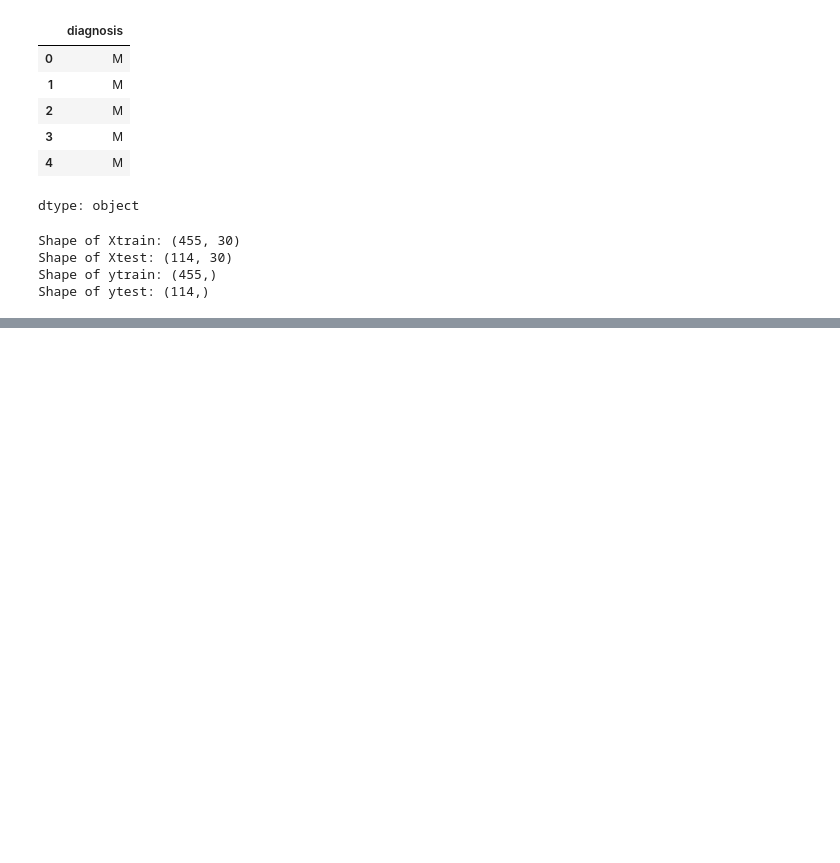
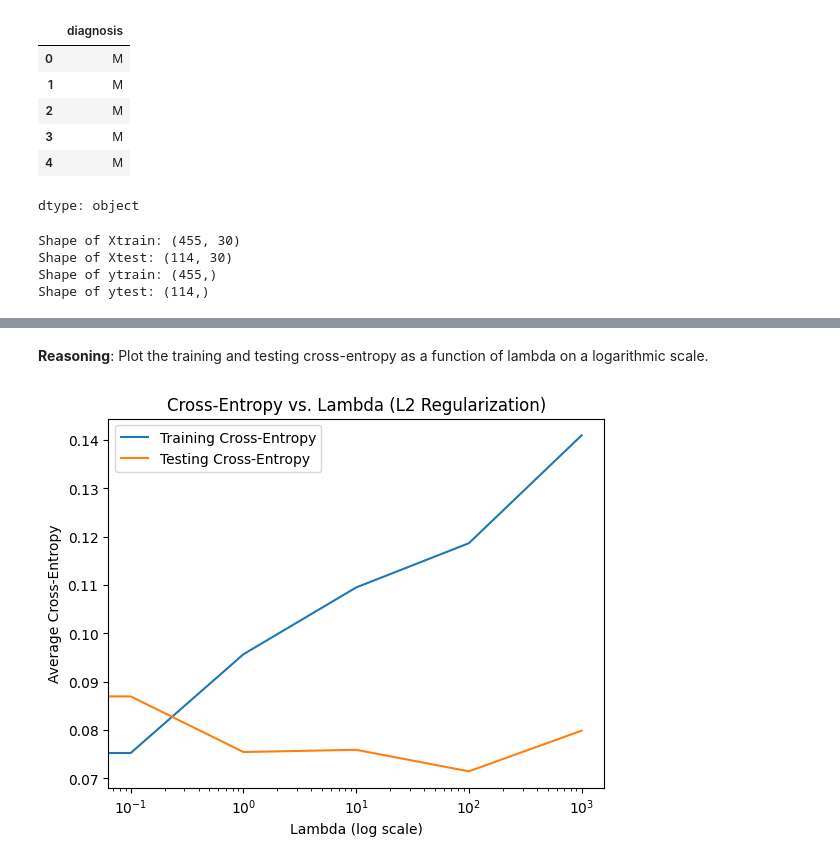
Before and after one commit to ramakrishnabhavana/Bhavana-sML, a Jupyter notebook: ML_assignment.ipynb, the cells around one changed output, grey strips where cells are left out. Saved outputs shown, nothing was run; the diff lists cells and outputs as text; code cells hidden in the pictures; blank space fills up the shorter version.

```diff
--- a/ML_assignment.ipynb
+++ b/ML_assignment.ipynb
@@ -52,0 +56,3 @@ Shape of ytest: (114,)
+# %%
+lambda_values = [0, 0.1, 1, 10, 100, 1000]
+print(lambda_values)
@@ -52,0 +138,17 @@ Shape of ytest: (114,)
+# %% [markdown]
+**Reasoning**:
+Plot the training and testing cross-entropy as a function of lambda on a logarithmic scale.
+# %%
+import matplotlib.pyplot as plt
+
+fig, ax = plt.subplots()
+ax.plot(lambda_values, train_cross_entropy, label='Training Cross-Entropy')
+ax.plot(lambda_values, test_cross_entropy, label='Testing Cross-Entropy')
+ax.set_xscale('log')
+ax.set_title('Cross-Entropy vs. Lambda (L2 Regularization)')
+ax.set_xlabel('Lambda (log scale)')
+ax.set_ylabel('Average Cross-Entropy')
+ax.legend()
+plt.show()
+# %% [output]
+[figure, added]
```
Also changed, not shown: parts of 78 cells of this notebook.
